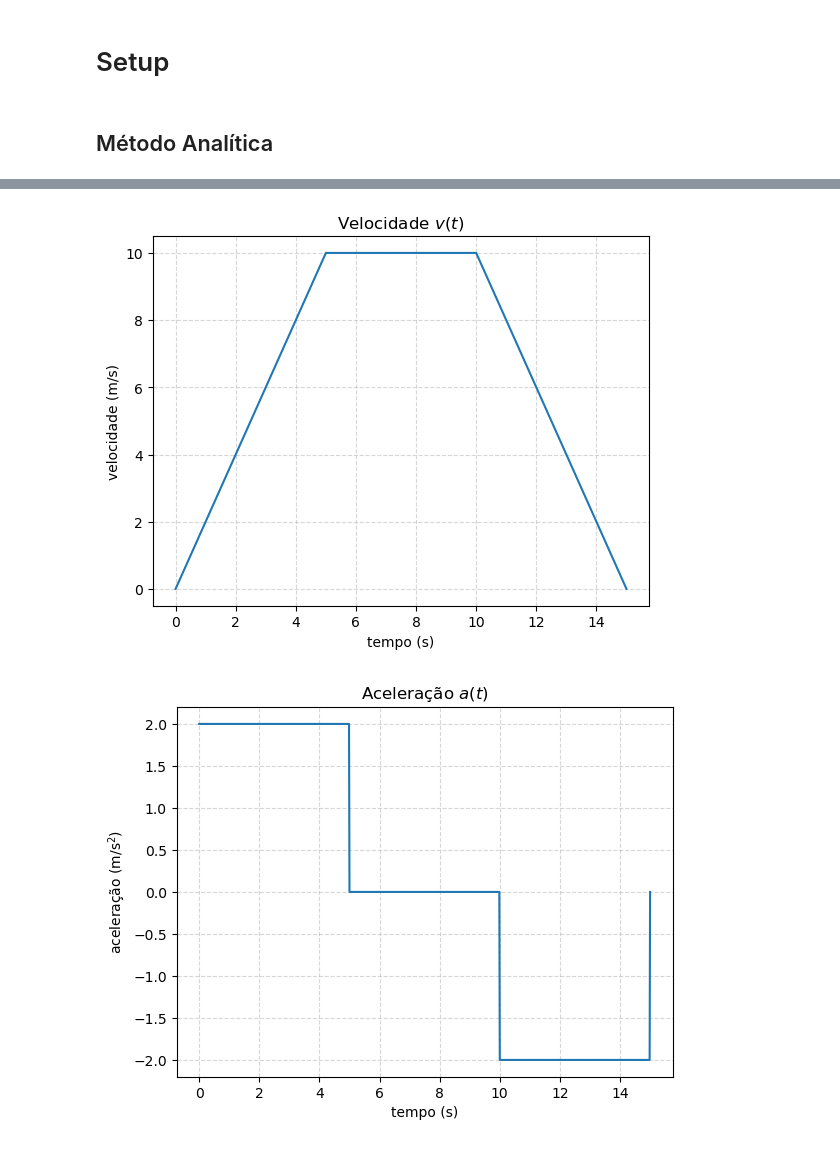
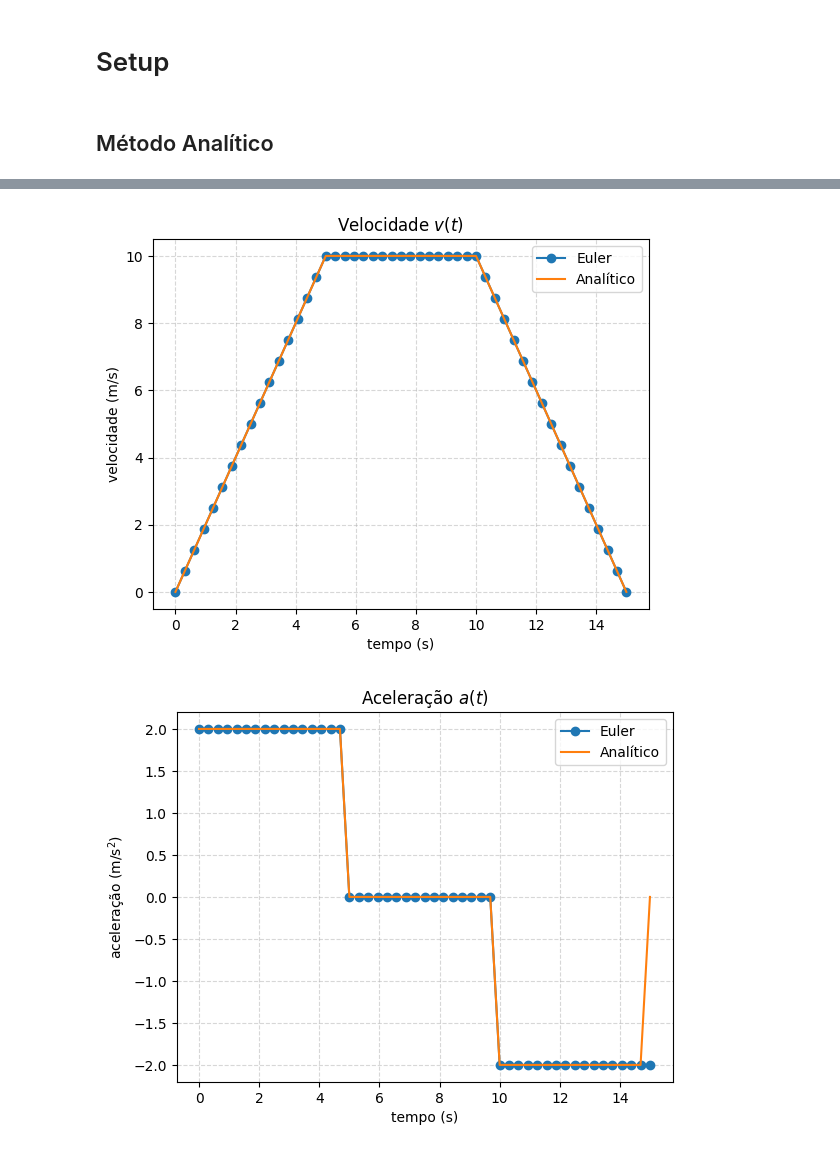
Before and after one commit to ismaliasp8der/mac0209, a Jupyter notebook: sem03/ep03.ipynb, the cells around one changed output, grey strips where cells are left out. Drawn from its saved outputs; the diff is of its cells as text; code cells hidden in the pictures.

Commit message:
Adiciona Método de Euler e Slides

```diff
--- a/sem03/ep03.ipynb
+++ b/sem03/ep03.ipynb
@@ -93,17 +93,18 @@ $$x(t_3) = -\frac{a_0}2 (t_3-t_2)^2 + v_0\left(t_3 - \frac{t_1}2\right)\\
 import math
 import matplotlib.pyplot as plt
 import numpy as np
+import sys
 
 # Parâmetros
 a0 = 2.0
-v0 = 10.0
+v1 = 10.0
 t2 = 10.0
 # %% [markdown]
-## Método Analítica
+## Método Analítico
 # %%
 # Implementação
 
-t1 = v0/a0
+t1 = v1/a0
 t3 = t1 + t2
 assert(t1<t2)
 
@@ -111,19 +112,19 @@ def x_t(t):
     if t<t1:
         return 0.5*a0 * t*t
     elif t<t2:
-        return v0 * (t - 0.5*t1)
+        return v1 * (t - 0.5*t1)
     elif t<t3:
-        return -0.5*a0 * (t-t2)**2 + v0 * (t - 0.5*t1)
+        return -0.5*a0 * (t-t2)**2 + v1 * (t - 0.5*t1)
     else:
-        return v0 * t2
+        return v1 * t2
 
 def v_t(t):
     if t<t1:
         return a0*t
     elif t<t2:
-        return v0
+        return v1
     elif t<t3:
-        return v0 - a0*(t-t2)
+        return v1 - a0*(t-t2)
     else:
         return 0
 
@@ -137,32 +138,58 @@ def a_t(t):
     else:
         return 0
 
+def nextEuler(x,v,a,dt):
+  x.append(x[-1]+v[-1]*dt)
+  v.append(v[-1]+a*dt)
+
 ### Amostragem do tempo
-t = np.linspace(0, t3, 1000)
+t = np.linspace(0, t3, 49)
 
 ### Calculo das funções
 x = np.array([x_t(ti) for ti in t])
 v = np.array([v_t(ti) for ti in t])
 a = np.array([a_t(ti) for ti in t])
 
-plt.plot(t,x)
+### Calculo por Euler
+
+xEuler = [0]
+vEuler = [0]
+aEuler = [a0]
+
+
+for i in range(1,len(t)):
+    nextEuler(xEuler,vEuler,aEuler[-1],t[i]-t[i-1])
+    if t[i] < t1:
+        aEuler.append(a0)
+    elif t[i] < t2:
+        aEuler.append(0)
+    else:
+        aEuler.append(-a0)
+
+plt.plot(t, xEuler, label='Euler', marker='o')
+plt.plot(t,x,label='Analítico')
 plt.xlabel(r'tempo (s)')
 plt.ylabel(r'posição (m)')
 plt.title("Posição $x(t)$")
+plt.legend()
 plt.grid(linestyle='--', alpha=0.5)
 plt.show()
 
-plt.plot(t,v)
+plt.plot(t, vEuler, label='Euler', marker='o')
+plt.plot(t,v,label='Analítico')
 plt.xlabel(r'tempo (s)')
 plt.ylabel(r'velocidade (m/s)')
 plt.title("Velocidade $v(t)$")
+plt.legend()
 plt.grid(linestyle='--', alpha=0.5)
 plt.show()
 
-plt.plot(t,a)
+plt.plot(t, aEuler, label='Euler', marker='o')
+plt.plot(t,a,label='Analítico')
 plt.xlabel(r'tempo (s)')
 plt.ylabel(r'aceleração (m/s$^2$)')
 plt.title("Aceleração $a(t)$")
+plt.legend()
 plt.grid(linestyle='--', alpha=0.5)
 plt.show()
 # %% [output]
@@ -170,2 +197,2 @@ plt.show()
-[figure, old version]
+[figure, new version]
-[figure, old version]
+[figure, new version]
```
Also changed, not shown: parts of 1 cell of this notebook, 5 other files.
